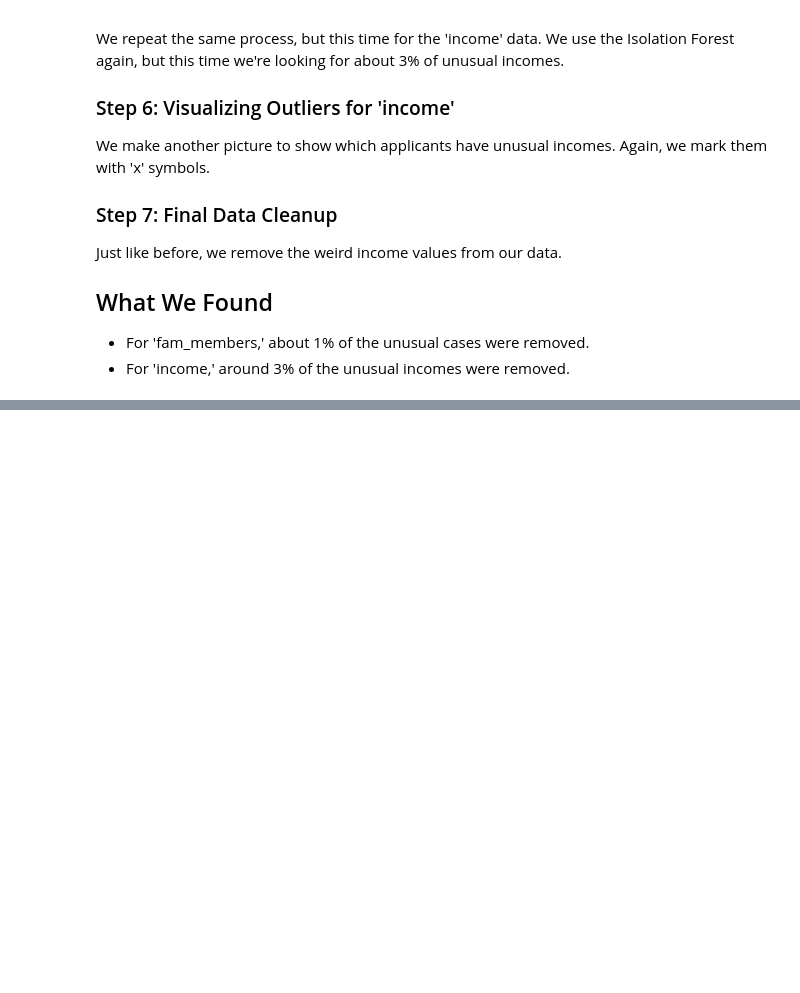
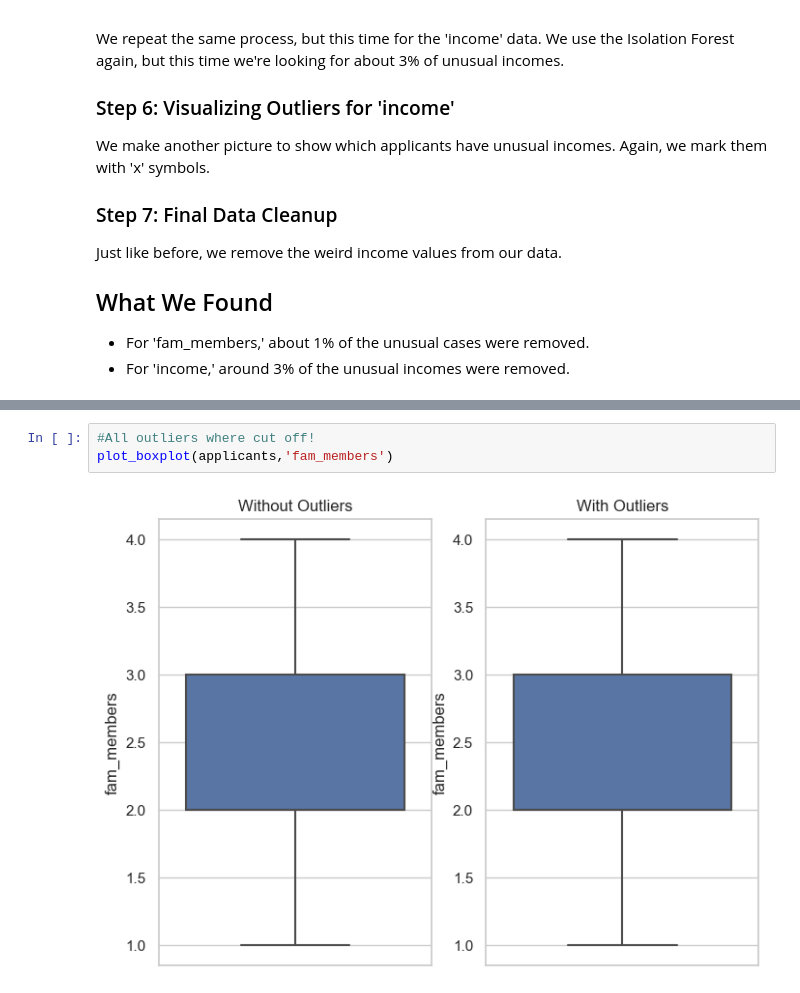
Before and after one commit to ThomasProce/credit-risk-classification, a Jupyter notebook: credit_risk.ipynb, the cells around one changed output, grey strips where cells are left out. Drawn from its saved outputs; the diff is of its cells as text; blank space fills up the shorter version.

```diff
--- a/credit_risk.ipynb
+++ b/credit_risk.ipynb
@@ -1209,0 +1217,5 @@ Just like before, we remove the weird income values from our data.
+# %%
+#All outliers where cut off!
+plot_boxplot(applicants,'fam_members')
+# %% [output]
+[figure, added]
```
Also changed, not shown: parts of 7 cells of this notebook.
